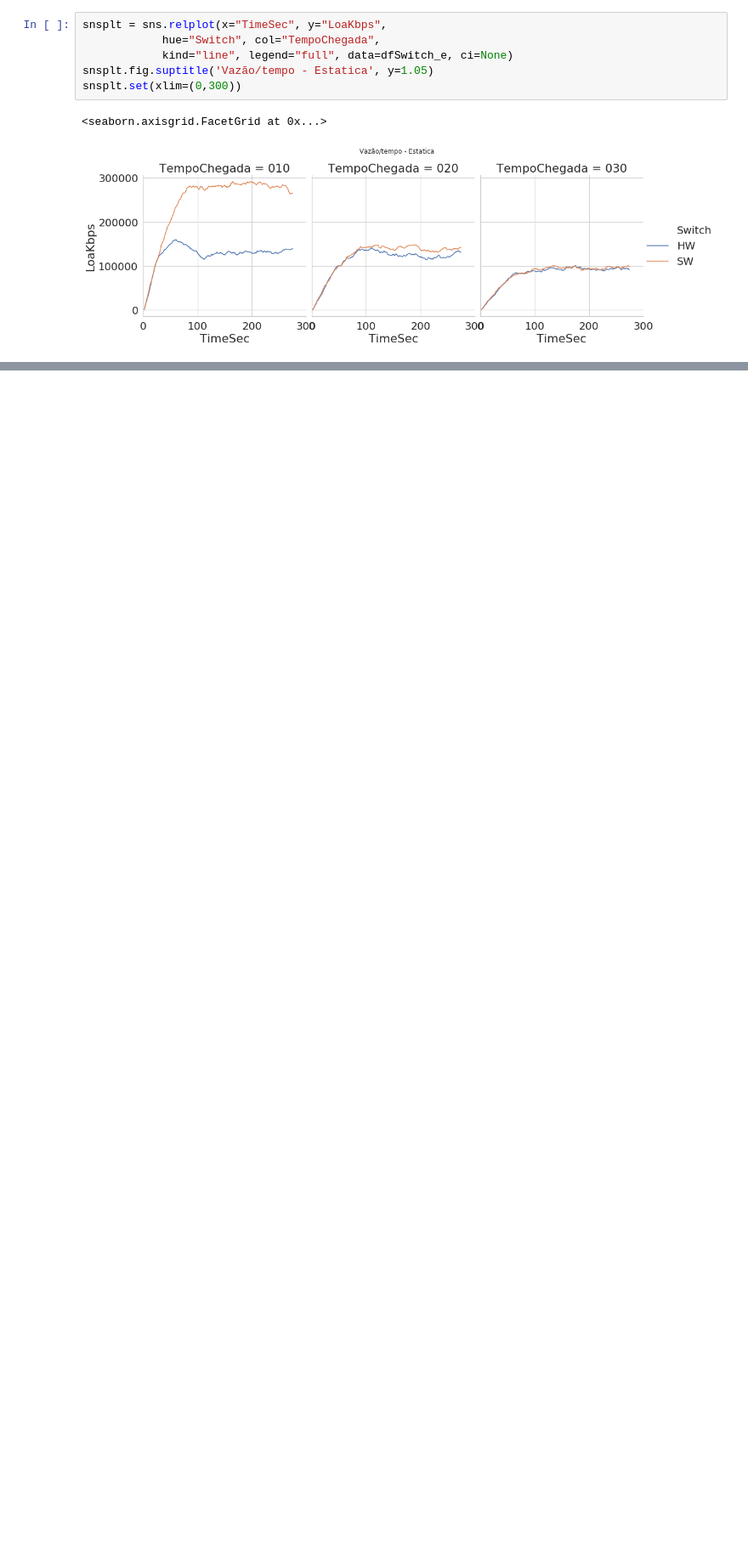
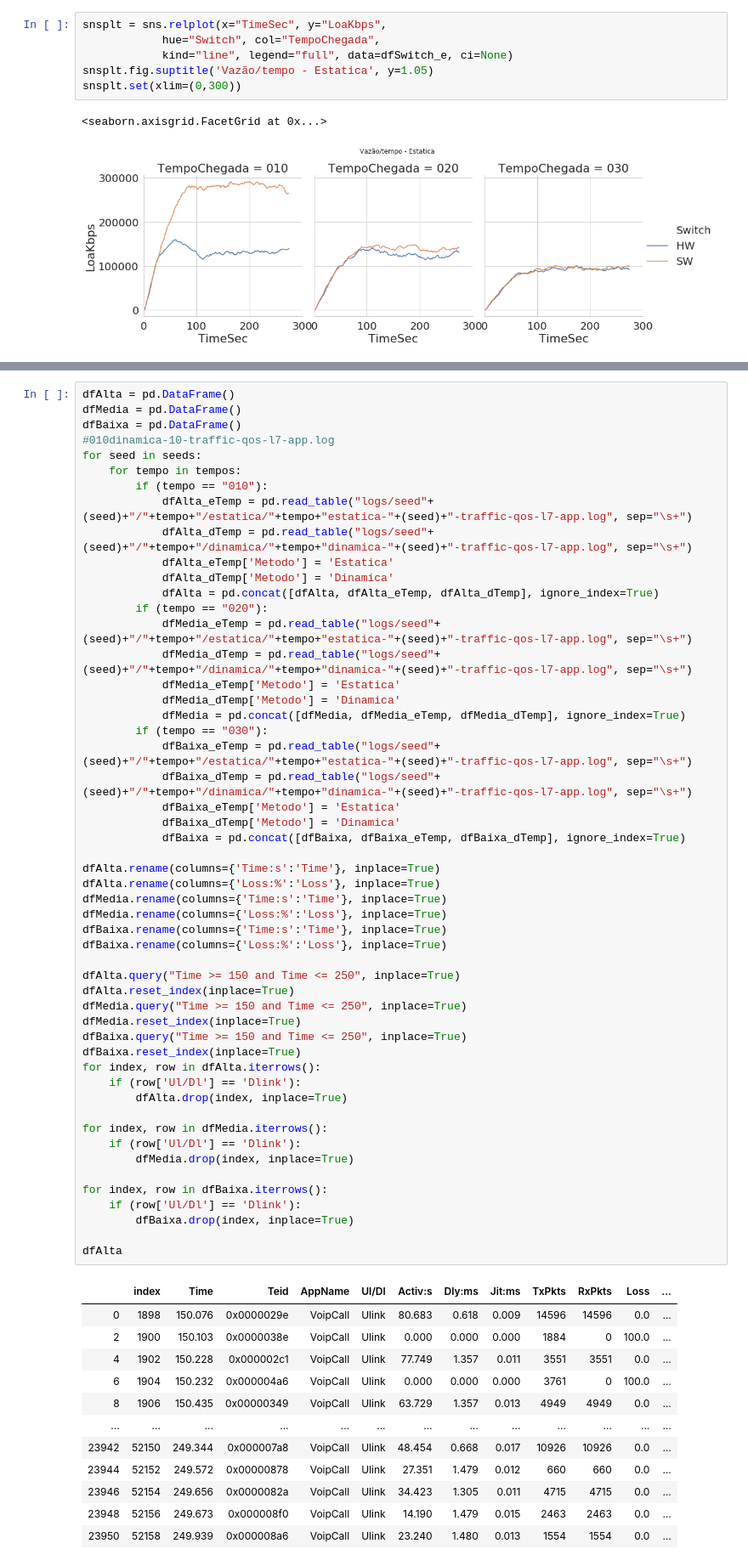
Before and after one commit to pedrobellotti/iperftestes, a Jupyter notebook: Simulacao/analise.ipynb, the cells around one changed output, grey strips where cells are left out. Shown at 85% size. Drawn from its saved outputs; the diff is of its cells as text; blank space fills up the shorter version.

```diff
--- a/Simulacao/analise.ipynb
+++ b/Simulacao/analise.ipynb
@@ -397,0 +398,65 @@ snsplt.set(xlim=(0,300))
+# %%
+dfAlta = pd.DataFrame()
+dfMedia = pd.DataFrame()
+dfBaixa = pd.DataFrame()
+#010dinamica-10-traffic-qos-l7-app.log
+for seed in seeds:
+    for tempo in tempos:
+        if (tempo == "010"):
+            dfAlta_eTemp = pd.read_table("logs/seed"+(seed)+"/"+tempo+"/estatica/"+tempo+"estatica-"+(seed)+"-traffic-qos-l7-app.log", sep="\s+")
+            dfAlta_dTemp = pd.read_table("logs/seed"+(seed)+"/"+tempo+"/dinamica/"+tempo+"dinamica-"+(seed)+"-traffic-qos-l7-app.log", sep="\s+")
+            dfAlta_eTemp['Metodo'] = 'Estatica'
+            dfAlta_dTemp['Metodo'] = 'Dinamica'
+            dfAlta = pd.concat([dfAlta, dfAlta_eTemp, dfAlta_dTemp], ignore_index=True)
+        if (tempo == "020"):
+            dfMedia_eTemp = pd.read_table("logs/seed"+(seed)+"/"+tempo+"/estatica/"+tempo+"estatica-"+(seed)+"-traffic-qos-l7-app.log", sep="\s+")
+            dfMedia_dTemp = pd.read_table("logs/seed"+(seed)+"/"+tempo+"/dinamica/"+tempo+"dinamica-"+(seed)+"-traffic-qos-l7-app.log", sep="\s+")
+            dfMedia_eTemp['Metodo'] = 'Estatica'
+            dfMedia_dTemp['Metodo'] = 'Dinamica'
+            dfMedia = pd.concat([dfMedia, dfMedia_eTemp, dfMedia_dTemp], ignore_index=True)
+        if (tempo == "030"):
+            dfBaixa_eTemp = pd.read_table("logs/seed"+(seed)+"/"+tempo+"/estatica/"+tempo+"estatica-"+(seed)+"-traffic-qos-l7-app.log", sep="\s+")
+            dfBaixa_dTemp = pd.read_table("logs/seed"+(seed)+"/"+tempo+"/dinamica/"+tempo+"dinamica-"+(seed)+"-traffic-qos-l7-app.log", sep="\s+")
+            dfBaixa_eTemp['Metodo'] = 'Estatica'
+            dfBaixa_dTemp['Metodo'] = 'Dinamica'
+            dfBaixa = pd.concat([dfBaixa, dfBaixa_eTemp, dfBaixa_dTemp], ignore_index=True)
+
+dfAlta.rename(columns={'Time:s':'Time'}, inplace=True)
+dfAlta.rename(columns={'Loss:%':'Loss'}, inplace=True)
+dfMedia.rename(columns={'Time:s':'Time'}, inplace=True)
+dfMedia.rename(columns={'Loss:%':'Loss'}, inplace=True)
+dfBaixa.rename(columns={'Time:s':'Time'}, inplace=True)
+dfBaixa.rename(columns={'Loss:%':'Loss'}, inplace=True)
+
+dfAlta.query("Time >= 150 and Time <= 250", inplace=True)
+dfAlta.reset_index(inplace=True)
+dfMedia.query("Time >= 150 and Time <= 250", inplace=True)
+dfMedia.reset_index(inplace=True)
+dfBaixa.query("Time >= 150 and Time <= 250", inplace=True)
+dfBaixa.reset_index(inplace=True)
+for index, row in dfAlta.iterrows():
+    if (row['Ul/Dl'] == 'Dlink'):
+        dfAlta.drop(index, inplace=True)
+
+for index, row in dfMedia.iterrows():
+    if (row['Ul/Dl'] == 'Dlink'):
+        dfMedia.drop(index, inplace=True)
+
+for index, row in dfBaixa.iterrows():
+    if (row['Ul/Dl'] == 'Dlink'):
+        dfBaixa.drop(index, inplace=True)
+
+dfAlta
+# %% [output]
+|  | index | Time | Teid | AppName | Ul/Dl | Activ:s | Dly:ms | Jit:ms | TxPkts | RxPkts | Loss | ... |
+| 0 | 1898 | 150.076 | 0x0000029e | VoipCall | Ulink | 80.683 | 0.618 | 0.009 | 14596 | 14596 | 0.0 | ... |
+| 2 | 1900 | 150.103 | 0x0000038e | VoipCall | Ulink | 0.000 | 0.000 | 0.000 | 1884 | 0 | 100.0 | ... |
+| 4 | 1902 | 150.228 | 0x000002c1 | VoipCall | Ulink | 77.749 | 1.357 | 0.011 | 3551 | 3551 | 0.0 | ... |
+| 6 | 1904 | 150.232 | 0x000004a6 | VoipCall | Ulink | 0.000 | 0.000 | 0.000 | 3761 | 0 | 100.0 | ... |
+| 8 | 1906 | 150.435 | 0x00000349 | VoipCall | Ulink | 63.729 | 1.357 | 0.013 | 4949 | 4949 | 0.0 | ... |
+| ... | ... | ... | ... | ... | ... | ... | ... | ... | ... | ... | ... | ... |
+| 23942 | 52150 | 249.344 | 0x000007a8 | VoipCall | Ulink | 48.454 | 0.668 | 0.017 | 10926 | 10926 | 0.0 | ... |
+| 23944 | 52152 | 249.572 | 0x00000878 | VoipCall | Ulink | 27.351 | 1.479 | 0.012 | 660 | 660 | 0.0 | ... |
+| 23946 | 52154 | 249.656 | 0x0000082a | VoipCall | Ulink | 34.423 | 1.305 | 0.011 | 4715 | 4715 | 0.0 | ... |
+| 23948 | 52156 | 249.673 | 0x000008f0 | VoipCall | Ulink | 14.190 | 1.479 | 0.015 | 2463 | 2463 | 0.0 | ... |
+| 23950 | 52158 | 249.939 | 0x000008a6 | VoipCall | Ulink | 23.240 | 1.480 | 0.013 | 1554 | 1554 | 0.0 | ... |
```
Also changed, not shown: parts of 12 cells of this notebook.
